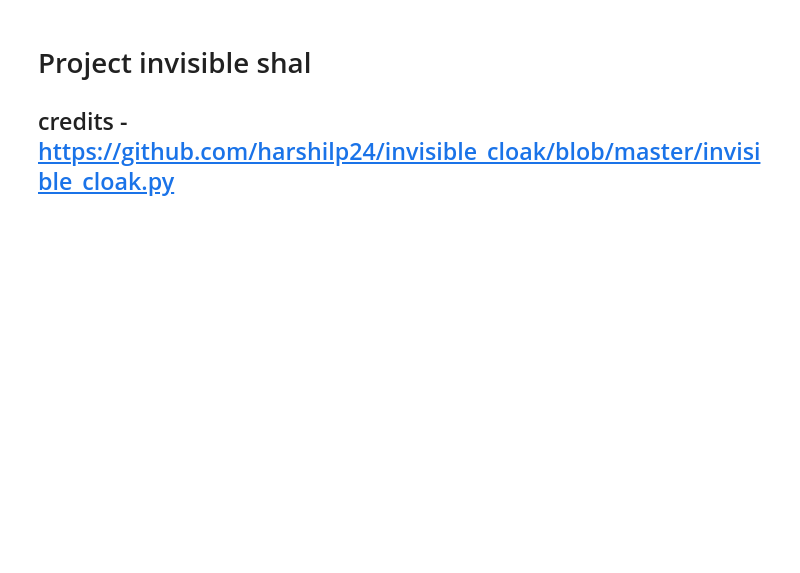
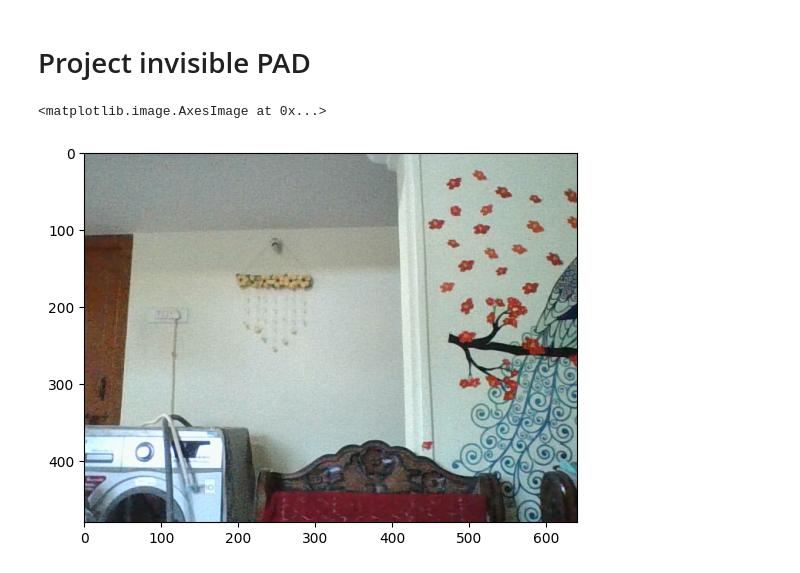
Before and after one commit to ankojubhanuprakash/cv_practice, a Jupyter notebook: invisible_cloak.ipynb, the cells around one changed output. Saved outputs shown, nothing was run; the diff lists cells and outputs as text; code cells hidden in the pictures; blank space fills up the shorter version.

Commit message:
project ivisible cloak

```diff
--- a/invisible_cloak.ipynb
+++ b/invisible_cloak.ipynb
@@ -1,6 +1,5 @@
-# %% [markdown]
-# Project invisible shal
-## credits - https://github.com/harshilp24/invisible_cloak/blob/master/invisible_cloak.py
+# %% [markdown]
+# Project invisible PAD
 # %%
 import cv2
 import time
@@ -9,3 +20,14 @@ import matplotlib.pyplot as plt
+# %%
+cap = cv2.VideoCapture(0)
+time.sleep(2)
+ret,sbg=cap.read(0)
+sbg=cv2.cvtColor(sbg,cv2.COLOR_BGR2RGB)
+
+cap.release()
+plt.imshow(sbg)
+# %% [output]
+<matplotlib.image.AxesImage at 0x...>
+[figure, added]
 # %%
 ##reading from the webcam
 cap = cv2.VideoCapture(0)
```
Also changed, not shown: parts of 16 cells of this notebook, 1 other file.
